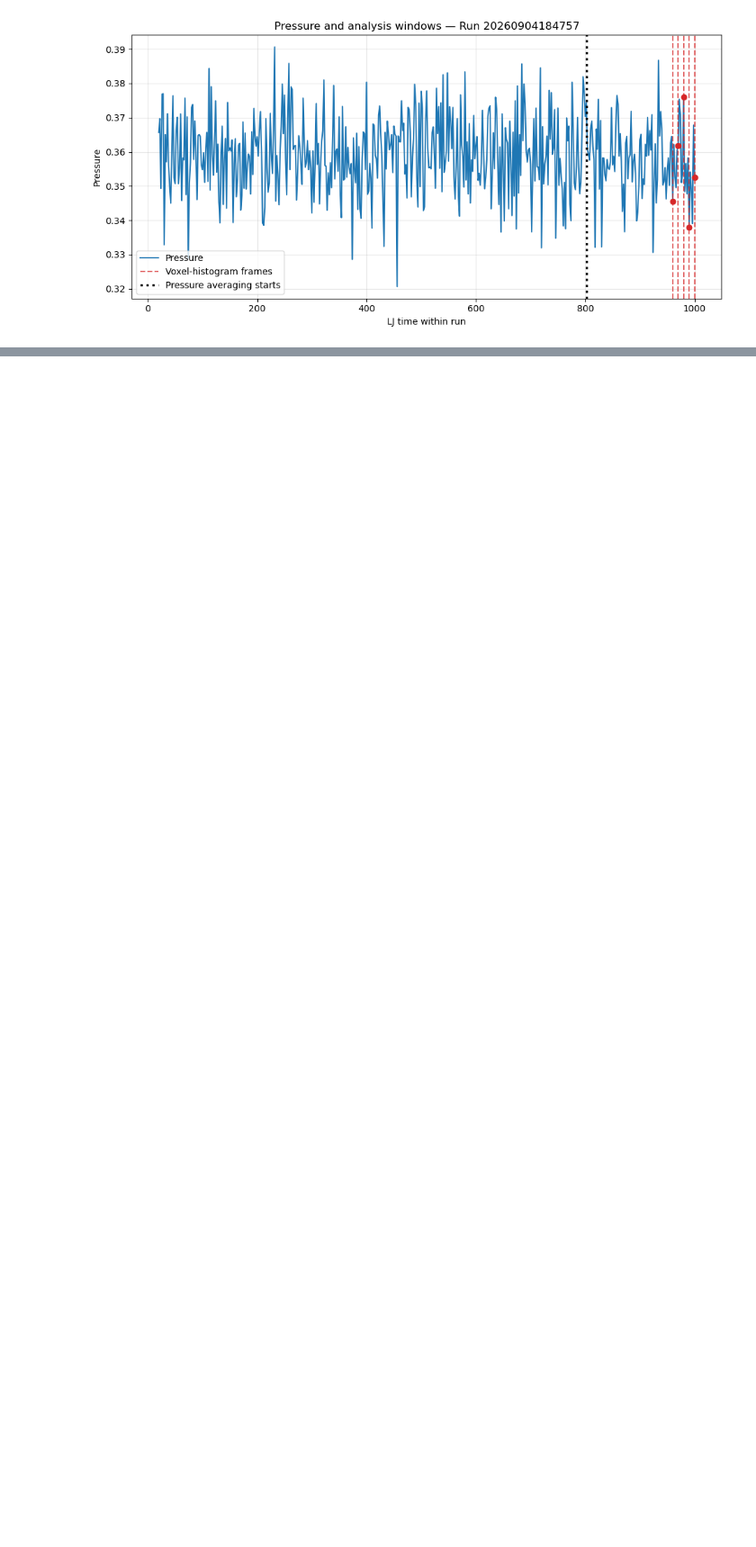
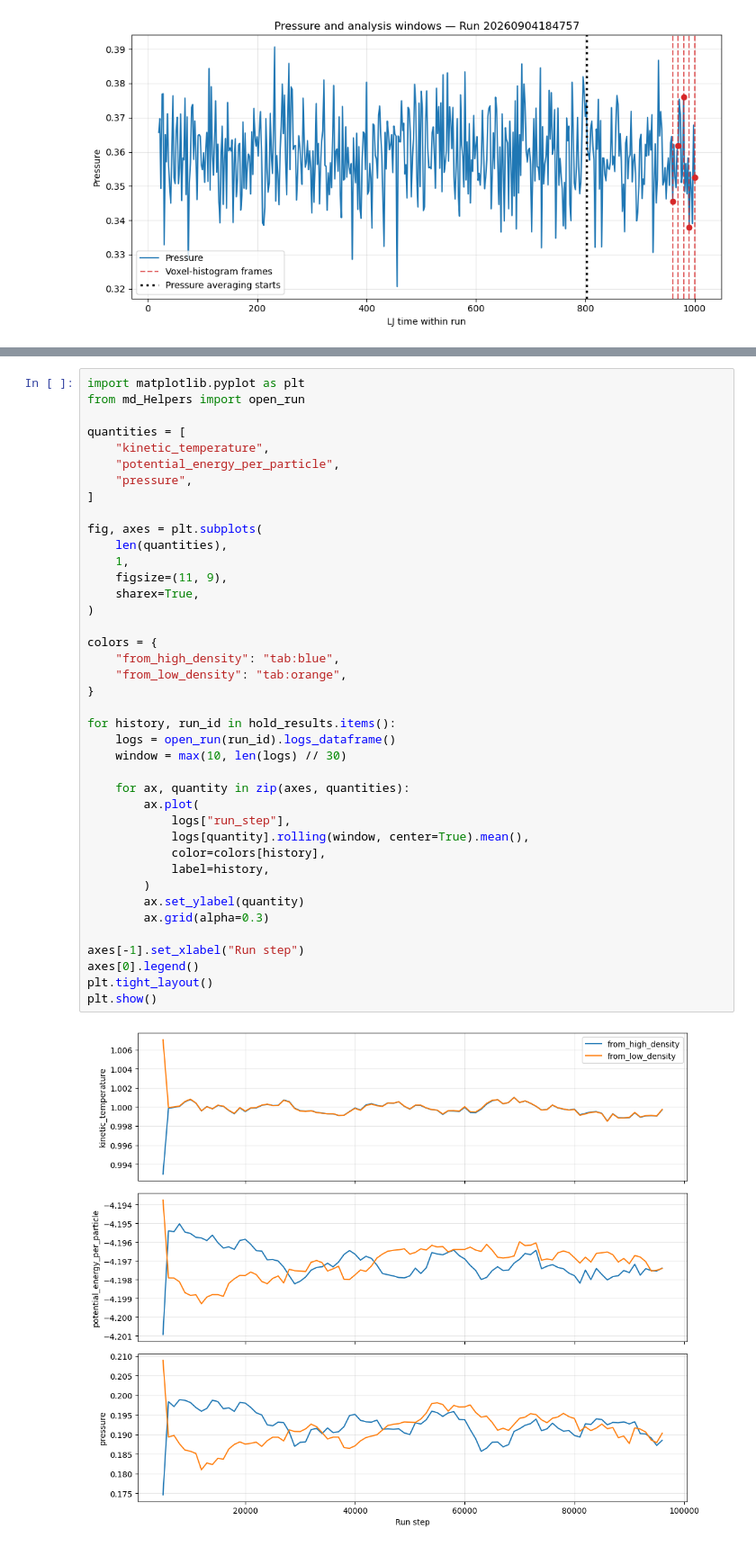
Before and after one commit to SBC-Collaboration/MDsims, a Jupyter notebook: Sandbox.ipynb, the cells around one changed output, grey strips where cells are left out. Shown at 90% size. Saved outputs shown, nothing was run; the diff lists cells and outputs as text; blank space fills up the shorter version.

```diff
--- a/Sandbox.ipynb
+++ b/Sandbox.ipynb
@@ -374,0 +408,42 @@ plt.show()
+# %%
+import matplotlib.pyplot as plt
+from md_Helpers import open_run
+
+quantities = [
+    "kinetic_temperature",
+    "potential_energy_per_particle",
+    "pressure",
+]
+
+fig, axes = plt.subplots(
+    len(quantities),
+    1,
+    figsize=(11, 9),
+    sharex=True,
+)
+
+colors = {
+    "from_high_density": "tab:blue",
+    "from_low_density": "tab:orange",
+}
+
+for history, run_id in hold_results.items():
+    logs = open_run(run_id).logs_dataframe()
+    window = max(10, len(logs) // 30)
+
+    for ax, quantity in zip(axes, quantities):
+        ax.plot(
+            logs["run_step"],
+            logs[quantity].rolling(window, center=True).mean(),
+            color=colors[history],
+            label=history,
+        )
+        ax.set_ylabel(quantity)
+        ax.grid(alpha=0.3)
+
+axes[-1].set_xlabel("Run step")
+axes[0].legend()
+plt.tight_layout()
+plt.show()
+# %% [output]
+[figure, added]
```
Also changed, not shown: parts of 8 cells of this notebook, 14 other files.
